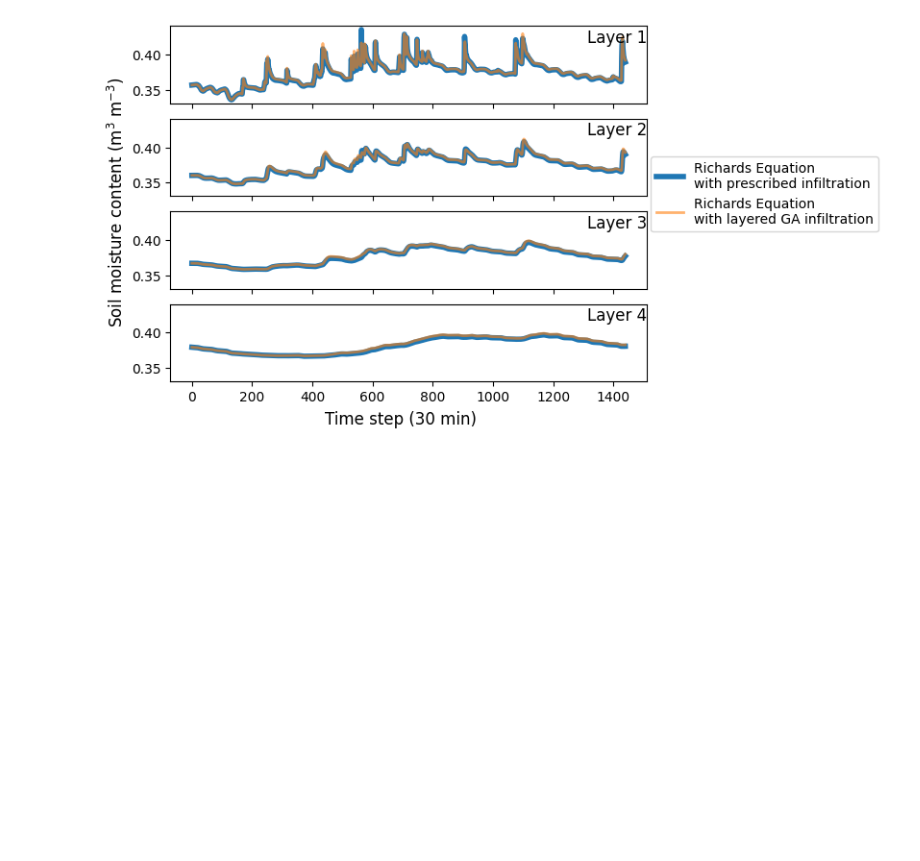
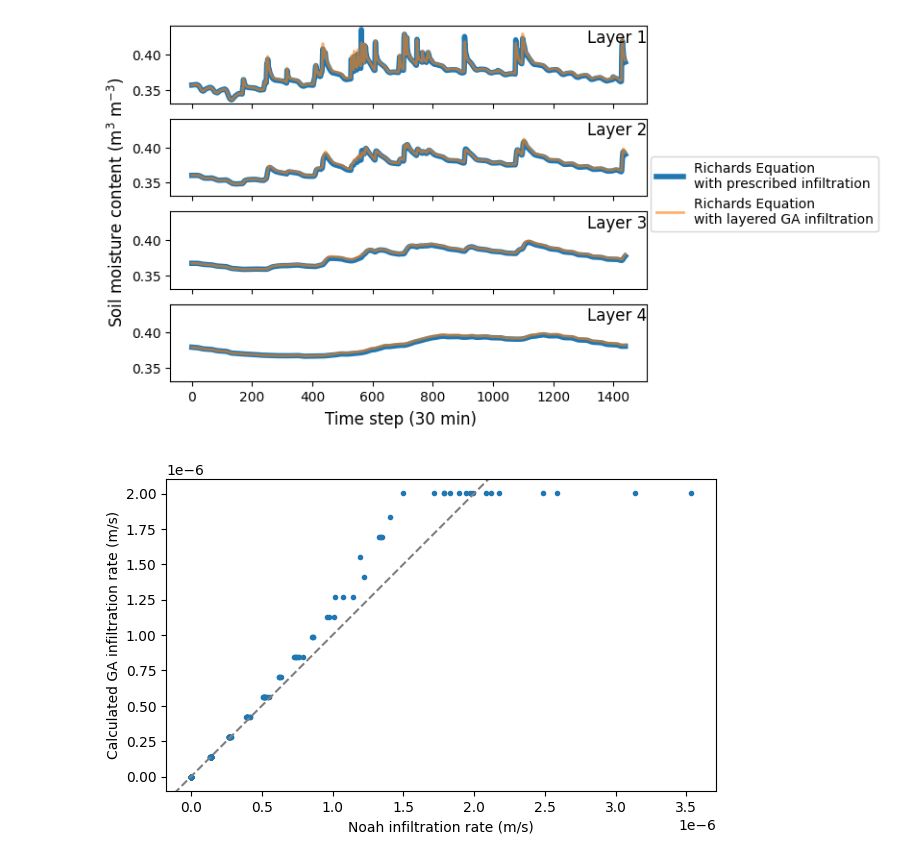
Before and after one commit to PSUmodeling/Richards-equation-CVODE-test, a Jupyter notebook: Green-Ampt-infiltration.ipynb, the cells around one changed output. Cells and saved outputs as stored; diff of their text form; code cells hidden in the pictures; blank space fills up the shorter version.

```diff
--- a/Green-Ampt-infiltration.ipynb
+++ b/Green-Ampt-infiltration.ipynb
@@ -267,6 +266,7 @@ swc_bs = swc_initial.copy()
 swc_wfs = [0.0] * nsoil
 swc = [swc_initial]
 swc_ga = [swc_initial]
+infiltrations = []
 
 for k in range(len(pddum_array)):
     prcp = prcp_array[k]
@@ -302,6 +302,7 @@ for k in range(len(pddum_array)):
     ai, bi, ci, rhstt = srt(swc[-1], pddum, edir, et)
     swc.append(sstep(swc[-1], ai, bi, ci, rhstt))
 
+    infiltrations.append(infiltration)
     ai, bi, ci, rhstt = srt(swc_ga[-1], infiltration, edir, et)
     swc_ga.append(sstep(swc_ga[-1], ai, bi, ci, rhstt))
 
@@ -366,3 +374,21 @@ fig.tight_layout()
 # %% [output]
 [-0.1, -0.4, -1.0, -2.0]
 [figure]
+# %%
+fig, ax = plt.subplots()
+ax.plot(pddum_array, infiltrations, '.')
+ax.set_xlabel('Noah infiltration rate (m/s)')
+ax.set_ylabel('Calculated GA infiltration rate (m/s)')
+ax.set_aspect('equal')
+x_range = ax.get_xlim()
+y_range = ax.get_ylim()
+lims = [
+    min(x_range[0], y_range[0]),
+    max(x_range[1], y_range[1]),
+]
+ax.plot(lims, lims, 'k--', color=[0.5, 0.5, 0.5])
+ax.set_xlim(x_range)
+ax.set_ylim(y_range)
+fig.tight_layout()
+# %% [output]
+[figure, added]
```
Also changed, not shown: parts of 2 cells of this notebook.
